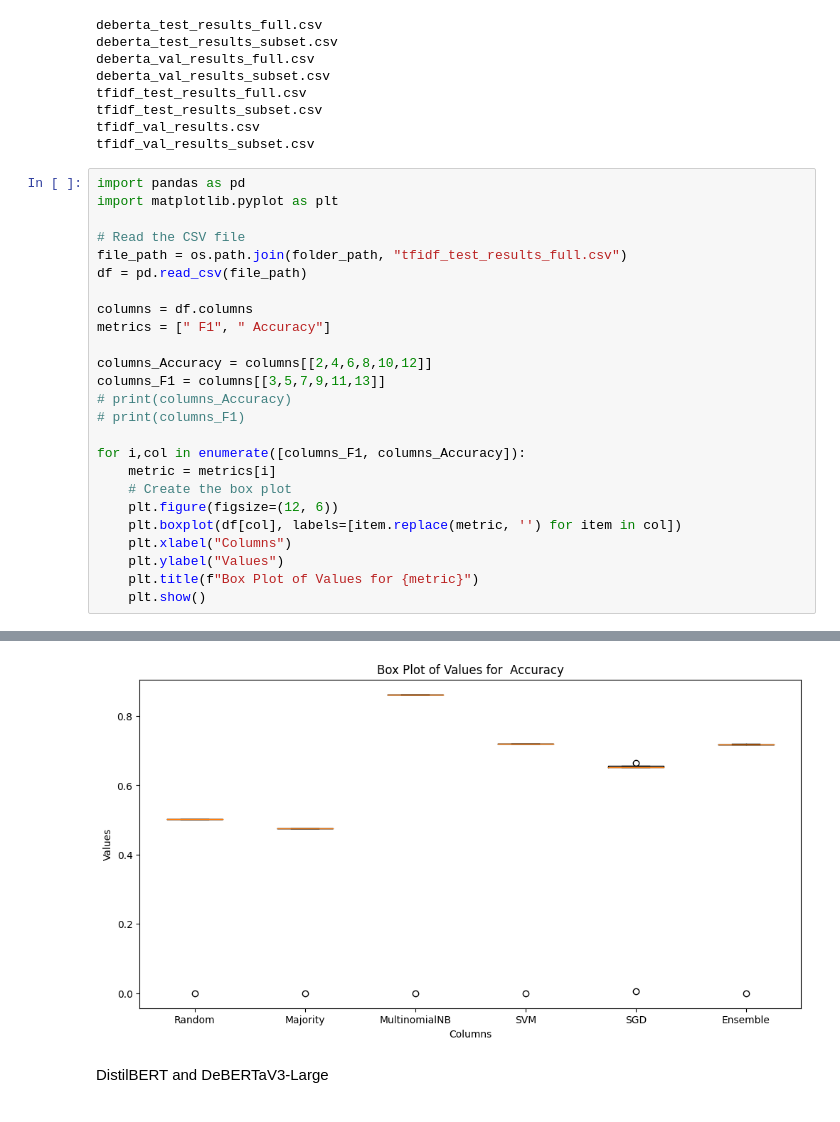
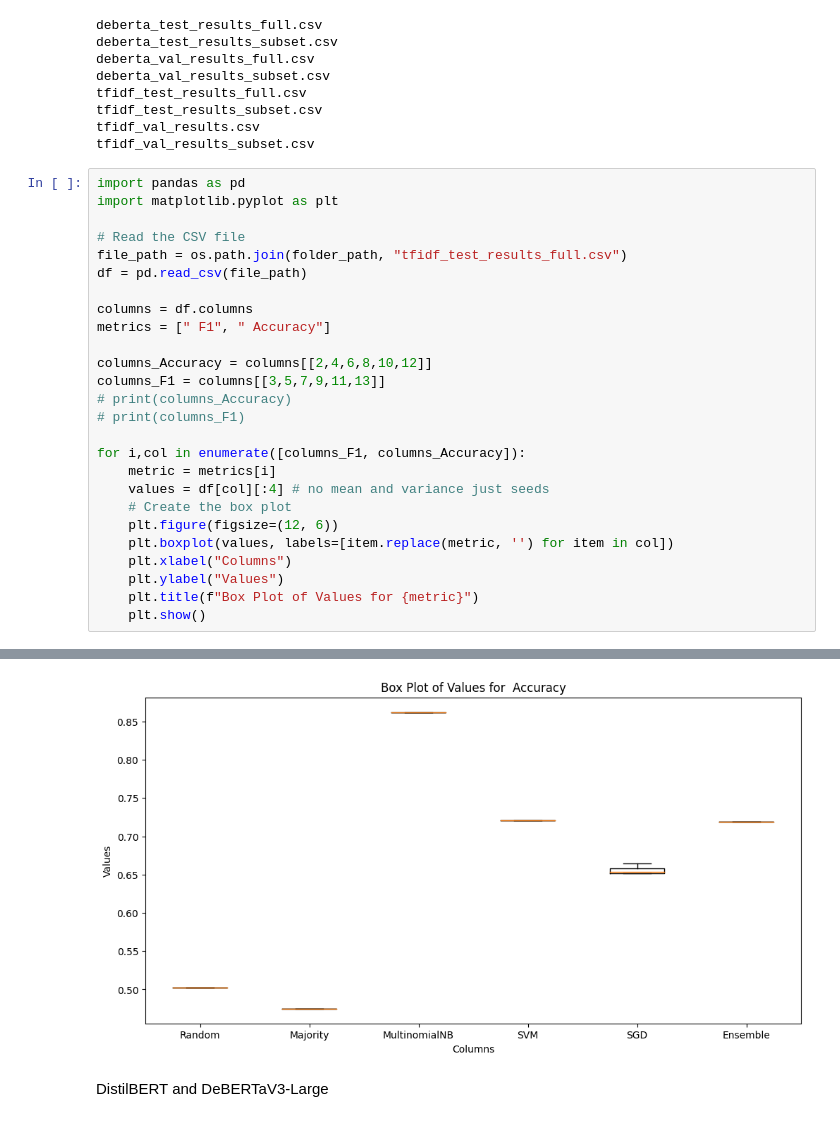
Before and after one commit to edomerli/machine-generated-text-classification, a Jupyter notebook: results_plotter.ipynb, the cells around one changed output, grey strips where cells are left out. Cells and saved outputs as stored; diff of their text form.

```diff
--- a/results_plotter.ipynb
+++ b/results_plotter.ipynb
@@ -45,9 +45,10 @@ columns_F1 = columns[[3,5,7,9,11,13]]
 
 for i,col in enumerate([columns_F1, columns_Accuracy]):
     metric = metrics[i]
+    values = df[col][:4] # no mean and variance just seeds
     # Create the box plot
     plt.figure(figsize=(12, 6))
-    plt.boxplot(df[col], labels=[item.replace(metric, '') for item in col])
+    plt.boxplot(values, labels=[item.replace(metric, '') for item in col])
     plt.xlabel("Columns")
     plt.ylabel("Values")
     plt.title(f"Box Plot of Values for {metric}")
@@ -57,4 +58,4 @@ for i,col in enumerate([columns_F1, columns_Accuracy]):
-[figure, old version]
+[figure, new version]
 # %% [markdown]
 DistilBERT and DeBERTaV3-Large
 # %%
```
Also changed, not shown: parts of 1 cell of this notebook.
